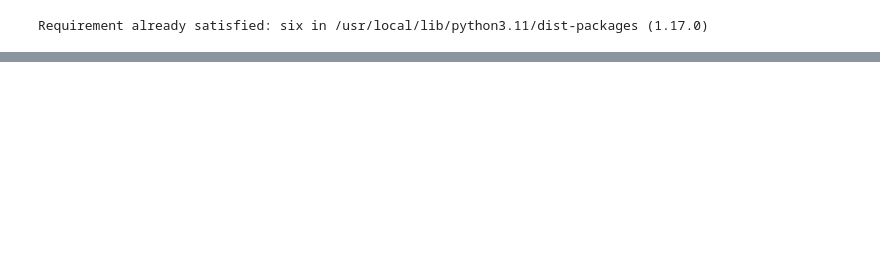
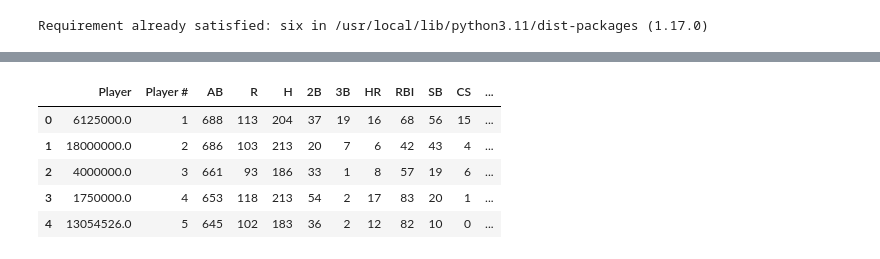
Before and after one commit to tracyhua2/SYS3034-BaseballCase, a Jupyter notebook: Code/BaseballDraft_DecisionTree.ipynb, the cells around one changed output, grey strips where cells are left out. Saved outputs shown, nothing was run; the diff lists cells and outputs as text; code cells hidden in the pictures; blank space fills up the shorter version.

```diff
--- a/Code/BaseballDraft_DecisionTree.ipynb
+++ b/Code/BaseballDraft_DecisionTree.ipynb
@@ -15,6 +15,10 @@ from IPython.display import Image
 import pydotplus
 
 player_url = "https://raw.githubusercontent.com/tracyhua2/SYS3034-BaseballCase/refs/heads/main/Data/player_data.csv"
-player = pd.read_csv(player_url)
+player_data = pd.read_csv(player_url)
 
-player.head()
+weights_url = "https://raw.githubusercontent.com/tracyhua2/SYS3034-BaseballCase/refs/heads/main/Data/metrics_weights.csv"
+weights_data = pd.read_csv(weights_url)
+
+team_url = "https://raw.githubusercontent.com/tracyhua2/SYS3034-BaseballCase/refs/heads/main/Data/team_performance.csv"
+team_data = pd.read_csv(team_url)
@@ -31,0 +36,15 @@ player.shape
+# %%
+# Create copy of player_data
+player_df = player_data.copy()
+
+# Change Player column to float
+player_df['Player'] = player_df['Player'].str.replace(',', '').astype(float)
+
+player_df.head()
+# %% [output]
+|  | Player | Player # | AB | R | H | 2B | 3B | HR | RBI | SB | CS | ... |
+| 0 | 6125000.0 | 1 | 688 | 113 | 204 | 37 | 19 | 16 | 68 | 56 | 15 | ... |
+| 1 | 18000000.0 | 2 | 686 | 103 | 213 | 20 | 7 | 6 | 42 | 43 | 4 | ... |
+| 2 | 4000000.0 | 3 | 661 | 93 | 186 | 33 | 1 | 8 | 57 | 19 | 6 | ... |
+| 3 | 1750000.0 | 4 | 653 | 118 | 213 | 54 | 2 | 17 | 83 | 20 | 1 | ... |
+| 4 | 13054526.0 | 5 | 645 | 102 | 183 | 36 | 2 | 12 | 82 | 10 | 0 | ... |
```
Also changed, not shown: parts of 10 cells of this notebook.
